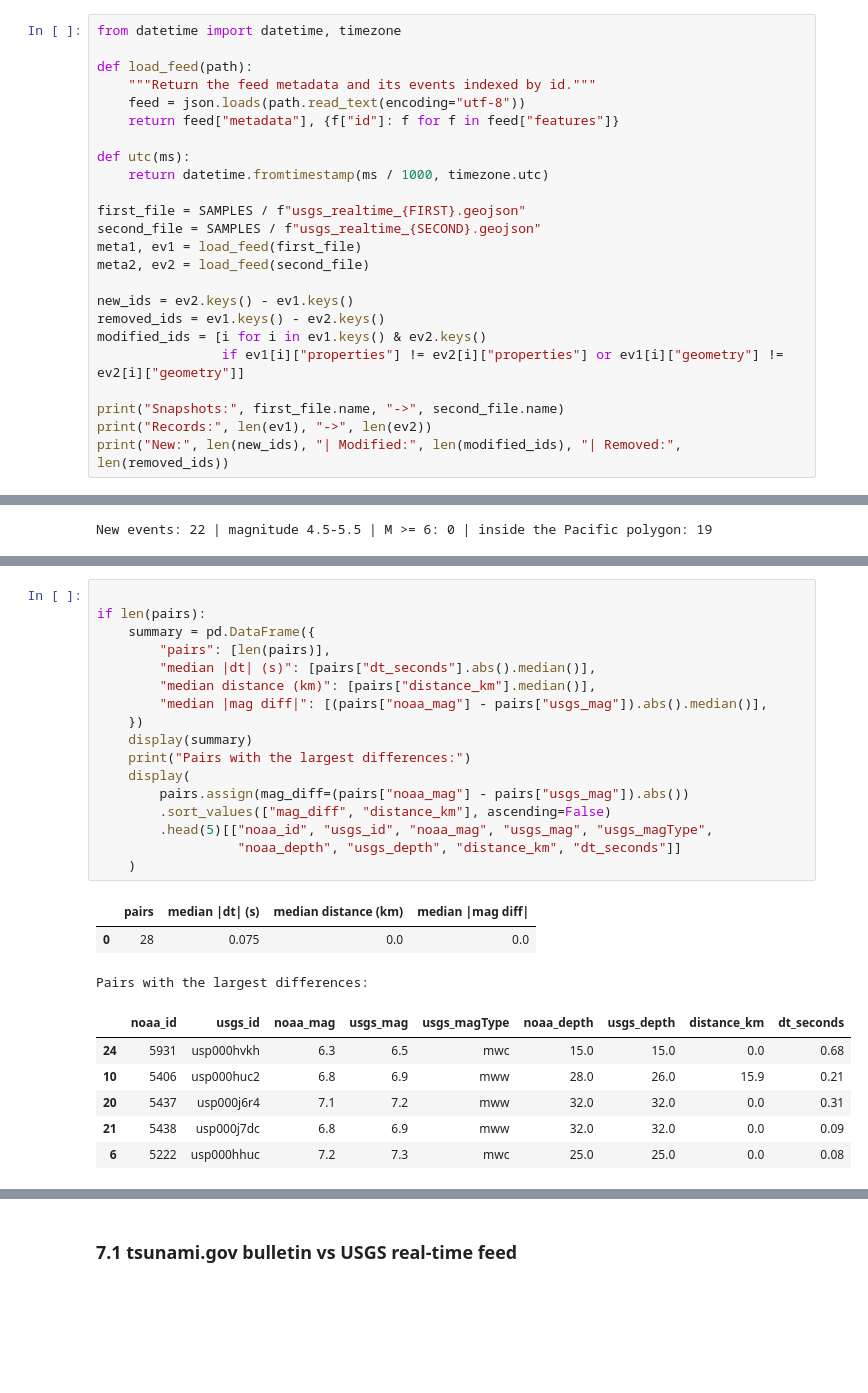
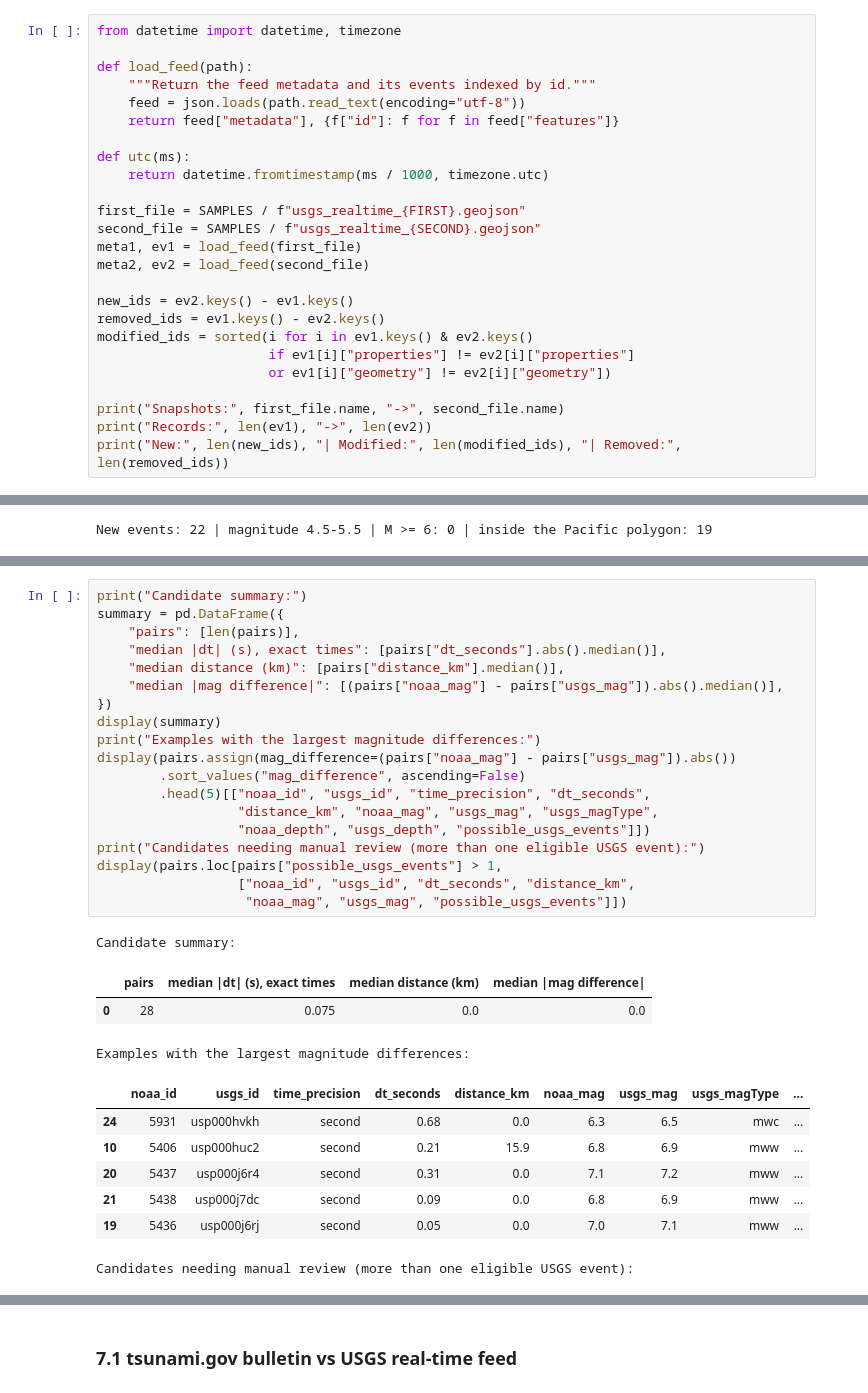
Before and after one commit to g8martinezsilva/tsunami-monitoring, a Jupyter notebook: notebooks/01_source_profiling.ipynb, the cells around one changed output, grey strips where cells are left out. Saved outputs shown, nothing was run; the diff lists cells and outputs as text; blank space fills up the shorter version.

```diff
--- a/notebooks/01_source_profiling.ipynb
+++ b/notebooks/01_source_profiling.ipynb
@@ -487,8 +894,9 @@ meta2, ev2 = load_feed(second_file)
 
 new_ids = ev2.keys() - ev1.keys()
 removed_ids = ev1.keys() - ev2.keys()
-modified_ids = [i for i in ev1.keys() & ev2.keys()
-                if ev1[i]["properties"] != ev2[i]["properties"] or ev1[i]["geometry"] != ev2[i]["geometry"]]
+modified_ids = sorted(i for i in ev1.keys() & ev2.keys()
+                      if ev1[i]["properties"] != ev2[i]["properties"]
+                      or ev1[i]["geometry"] != ev2[i]["geometry"])
 
 print("Snapshots:", first_file.name, "->", second_file.name)
 print("Records:", len(ev1), "->", len(ev2))
@@ -755,27 +1315,31 @@ Pairs found (NOAA -> USGS): 28
 # %%
-
-if len(pairs):
-    summary = pd.DataFrame({
-        "pairs": [len(pairs)],
-        "median |dt| (s)": [pairs["dt_seconds"].abs().median()],
-        "median distance (km)": [pairs["distance_km"].median()],
-        "median |mag diff|": [(pairs["noaa_mag"] - pairs["usgs_mag"]).abs().median()],
-    })
-    display(summary)
-    print("Pairs with the largest differences:")
-    display(
-        pairs.assign(mag_diff=(pairs["noaa_mag"] - pairs["usgs_mag"]).abs())
-        .sort_values(["mag_diff", "distance_km"], ascending=False)
-        .head(5)[["noaa_id", "usgs_id", "noaa_mag", "usgs_mag", "usgs_magType",
-                  "noaa_depth", "usgs_depth", "distance_km", "dt_seconds"]]
-    )
+print("Candidate summary:")
+summary = pd.DataFrame({
+    "pairs": [len(pairs)],
+    "median |dt| (s), exact times": [pairs["dt_seconds"].abs().median()],
+    "median distance (km)": [pairs["distance_km"].median()],
+    "median |mag difference|": [(pairs["noaa_mag"] - pairs["usgs_mag"]).abs().median()],
+})
+display(summary)
+print("Examples with the largest magnitude differences:")
+display(pairs.assign(mag_difference=(pairs["noaa_mag"] - pairs["usgs_mag"]).abs())
+        .sort_values("mag_difference", ascending=False)
+        .head(5)[["noaa_id", "usgs_id", "time_precision", "dt_seconds",
+                  "distance_km", "noaa_mag", "usgs_mag", "usgs_magType",
+                  "noaa_depth", "usgs_depth", "possible_usgs_events"]])
+print("Candidates needing manual review (more than one eligible USGS event):")
+display(pairs.loc[pairs["possible_usgs_events"] > 1,
+                  ["noaa_id", "usgs_id", "dt_seconds", "distance_km",
+                   "noaa_mag", "usgs_mag", "possible_usgs_events"]])
 # %% [output]
+Candidate summary:
-|  | pairs | median |dt| (s) | median distance (km) | median |mag diff| |
+|  | pairs | median |dt| (s), exact times | median distance (km) | median |mag difference| |
 | 0 | 28 | 0.075 | 0.0 | 0.0 |
-Pairs with the largest differences:
+Examples with the largest magnitude differences:
-|  | noaa_id | usgs_id | noaa_mag | usgs_mag | usgs_magType | noaa_depth | usgs_depth | distance_km | dt_seconds |
-| 24 | 5931 | usp000hvkh | 6.3 | 6.5 | mwc | 15.0 | 15.0 | 0.0 | 0.68 |
-| 10 | 5406 | usp000huc2 | 6.8 | 6.9 | mww | 28.0 | 26.0 | 15.9 | 0.21 |
-| 20 | 5437 | usp000j6r4 | 7.1 | 7.2 | mww | 32.0 | 32.0 | 0.0 | 0.31 |
-| 21 | 5438 | usp000j7dc | 6.8 | 6.9 | mww | 32.0 | 32.0 | 0.0 | 0.09 |
-| 6 | 5222 | usp000hhuc | 7.2 | 7.3 | mwc | 25.0 | 25.0 | 0.0 | 0.08 |
+|  | noaa_id | usgs_id | time_precision | dt_seconds | distance_km | noaa_mag | usgs_mag | usgs_magType | ... |
+| 24 | 5931 | usp000hvkh | second | 0.68 | 0.0 | 6.3 | 6.5 | mwc | ... |
+| 10 | 5406 | usp000huc2 | second | 0.21 | 15.9 | 6.8 | 6.9 | mww | ... |
+| 20 | 5437 | usp000j6r4 | second | 0.31 | 0.0 | 7.1 | 7.2 | mww | ... |
+| 21 | 5438 | usp000j7dc | second | 0.09 | 0.0 | 6.8 | 6.9 | mww | ... |
+| 19 | 5436 | usp000j6rj | second | 0.05 | 0.0 | 7.0 | 7.1 | mww | ... |
+Candidates needing manual review (more than one eligible USGS event):
```
Also changed, not shown: parts of 38 cells of this notebook.
